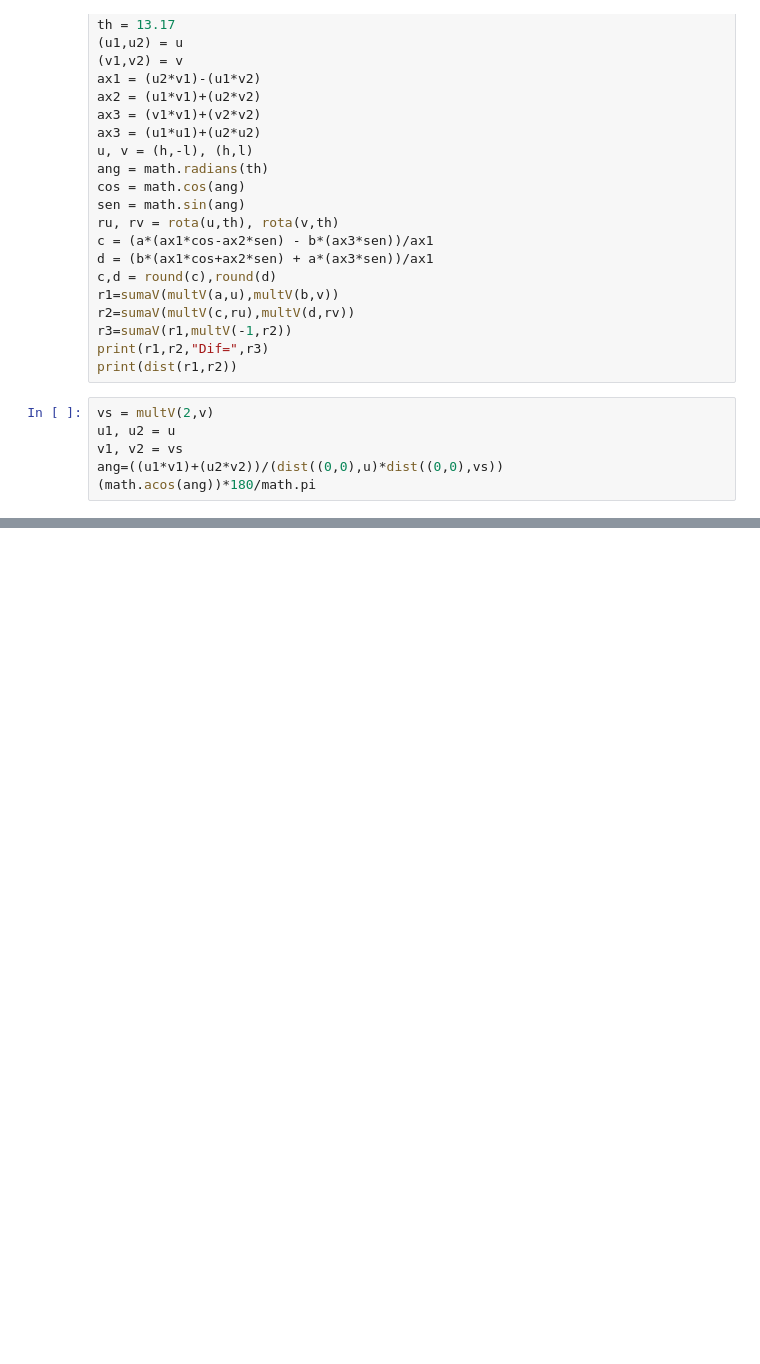
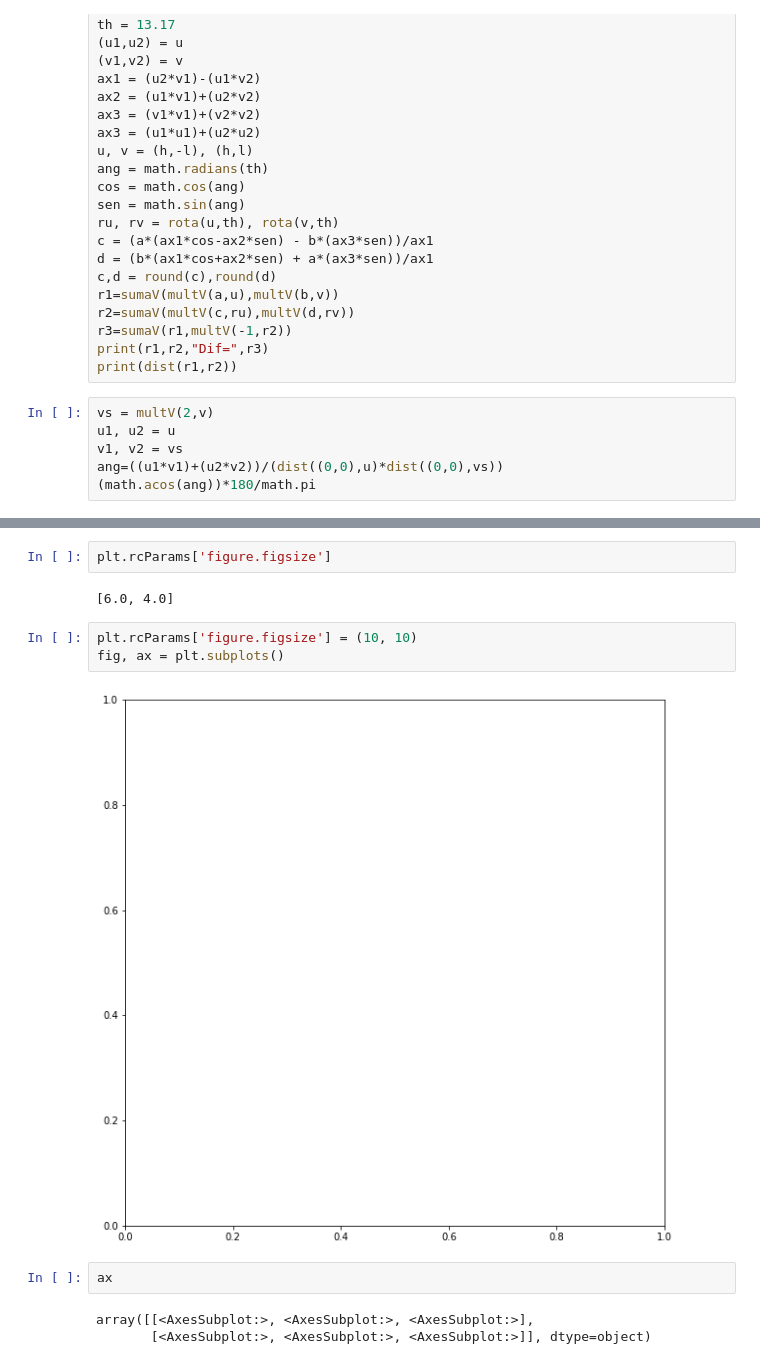
Before and after one commit to OssielAg/SS, a Jupyter notebook: 3ra/Mallas2-2.ipynb, the cells around one changed output, grey strips where cells are left out. Saved outputs shown, nothing was run; the diff lists cells and outputs as text; blank space fills up the shorter version.

```diff
--- a/3ra/Mallas2-2.ipynb
+++ b/3ra/Mallas2-2.ipynb
@@ -398,0 +497,14 @@ Rotación optima para (m,n)= (10, 11) : -56.85
+# %%
+plt.rcParams['figure.figsize']
+# %% [output]
+[6.0, 4.0]
+# %%
+plt.rcParams['figure.figsize'] = (10, 10)
+fig, ax = plt.subplots()
+# %% [output]
+[figure, added]
+# %%
+ax
+# %% [output]
+array([[<AxesSubplot:>, <AxesSubplot:>, <AxesSubplot:>],
+       [<AxesSubplot:>, <AxesSubplot:>, <AxesSubplot:>]], dtype=object)
```
Also changed, not shown: parts of 6 cells of this notebook, 1 other file.
